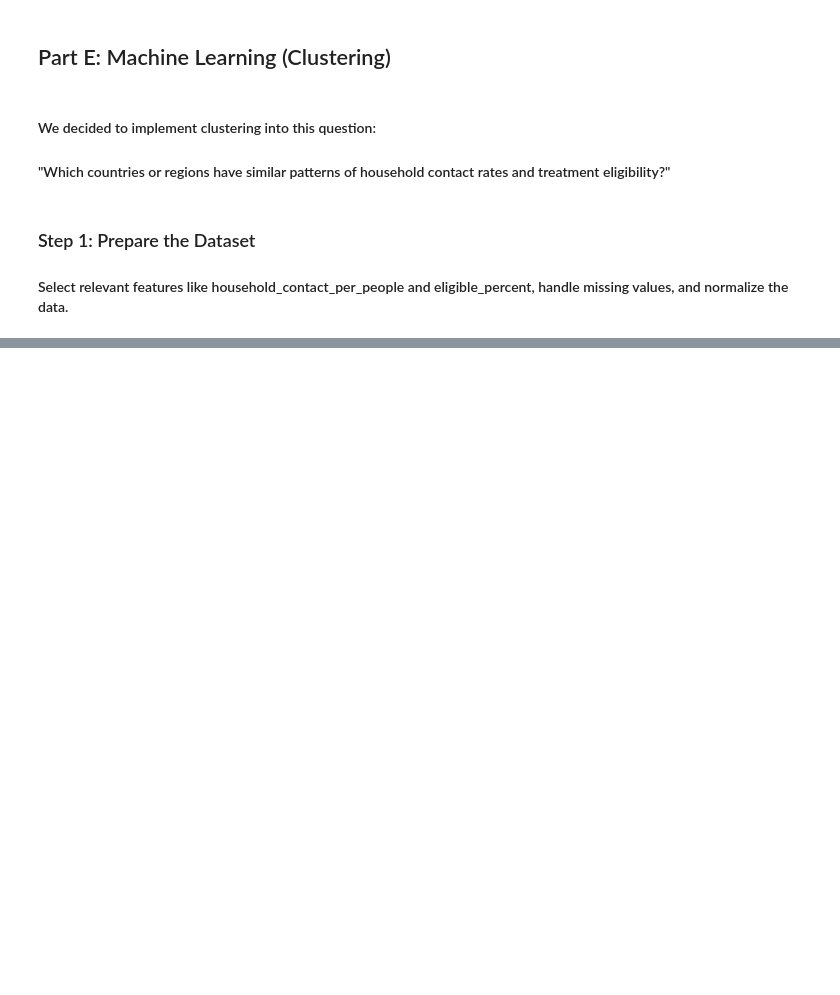
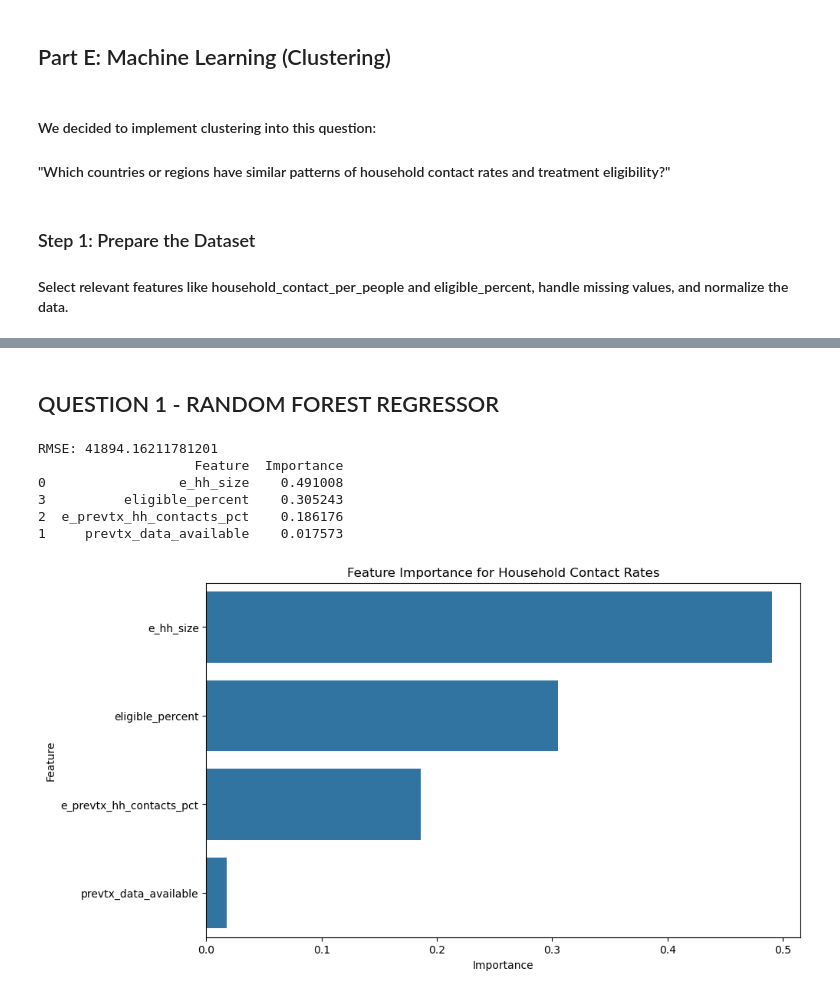
Before and after one commit to mnazhar13/DataAnalyticsProject, a Jupyter notebook: LTBI-estimates-Workbook.ipynb, the cells around one changed output, grey strips where cells are left out. Cells and saved outputs as stored; diff of their text form; code cells hidden in the pictures; blank space fills up the shorter version.

```diff
--- a/LTBI-estimates-Workbook.ipynb
+++ b/LTBI-estimates-Workbook.ipynb
@@ -843,0 +522,51 @@ For each cluster, summary statistics (mean, min, max) were calculated to analyze
+# %% [markdown]
+## QUESTION 1 - RANDOM FOREST REGRESSOR
+# %%
+import pandas as pd
+from sklearn.model_selection import train_test_split
+from sklearn.ensemble import RandomForestRegressor
+from sklearn.metrics import mean_squared_error
+import matplotlib.pyplot as plt
+import seaborn as sns
+
+# Load data
+data = pd.read_csv('LTBI_estimates_prepared.csv')
+
+# Select relevant features and target variable
+features = ['e_hh_size', 'prevtx_data_available', 'e_prevtx_hh_contacts_pct', 'eligible_percent']
+target = 'household_contact_per_people'
+
+# Drop missing values
+data_cleaned = data.dropna(subset=features + [target])
+
+# Train-test split
+X = data_cleaned[features]
+y = data_cleaned[target]
+X_train, X_test, y_train, y_test = train_test_split(X, y, test_size=0.2, random_state=42)
+
+# Train Random Forest Regressor
+model = RandomForestRegressor(random_state=42)
+model.fit(X_train, y_train)
+
+# Predict and evaluate
+y_pred = model.predict(X_test)
+rmse = mean_squared_error(y_test, y_pred, squared=False)
+print(f"RMSE: {rmse}")
+
+# Feature importance
+importances = pd.DataFrame({'Feature': features, 'Importance': model.feature_importances_}).sort_values(by='Importance', ascending=False)
+print(importances)
+
+# Visualize feature importance
+plt.figure(figsize=(10, 6))
+sns.barplot(x='Importance', y='Feature', data=importances)
+plt.title('Feature Importance for Household Contact Rates')
+plt.show()
+# %% [output]
+RMSE: 41894.16211781201
+                    Feature  Importance
+0                 e_hh_size    0.491008
+3          eligible_percent    0.305243
+2  e_prevtx_hh_contacts_pct    0.186176
+1     prevtx_data_available    0.017573
+[figure, added]
```
Also changed, not shown: parts of 25 cells of this notebook.
